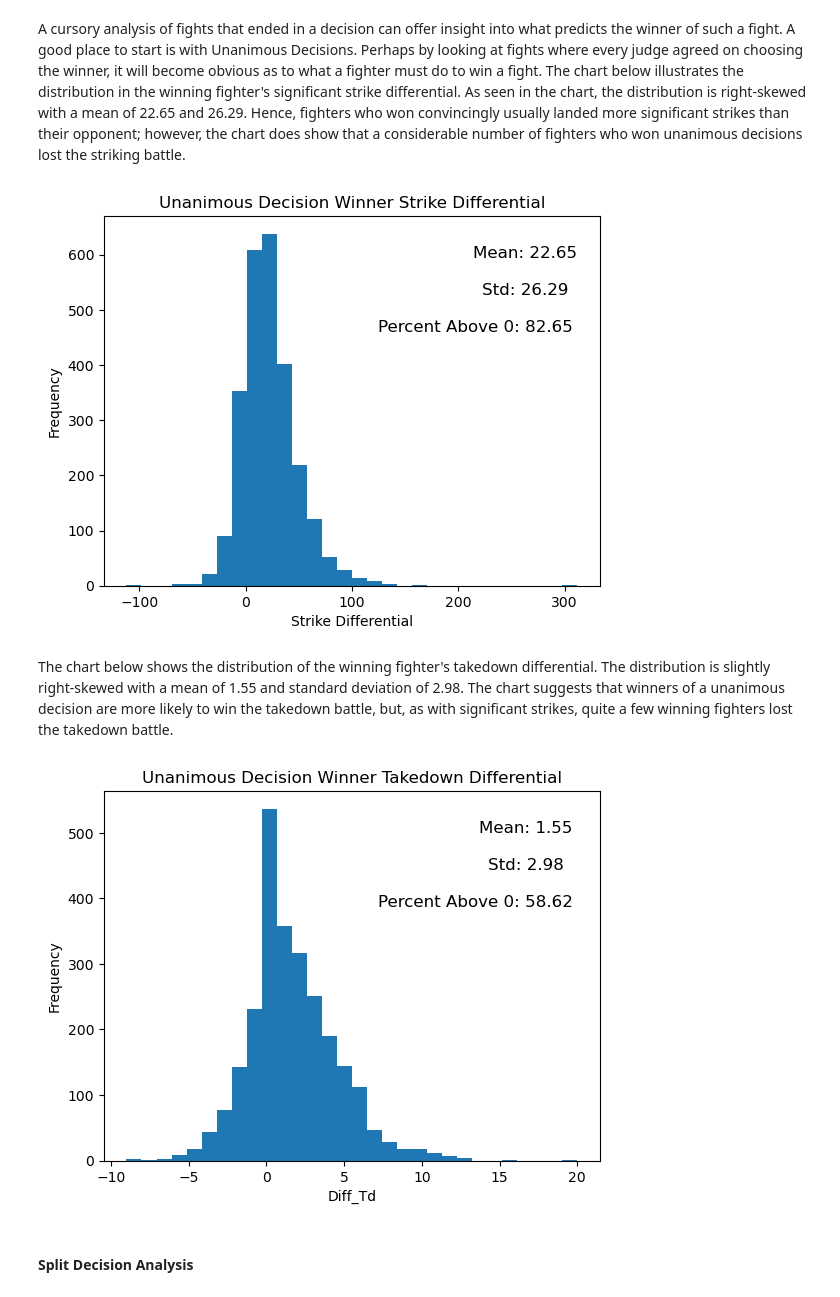
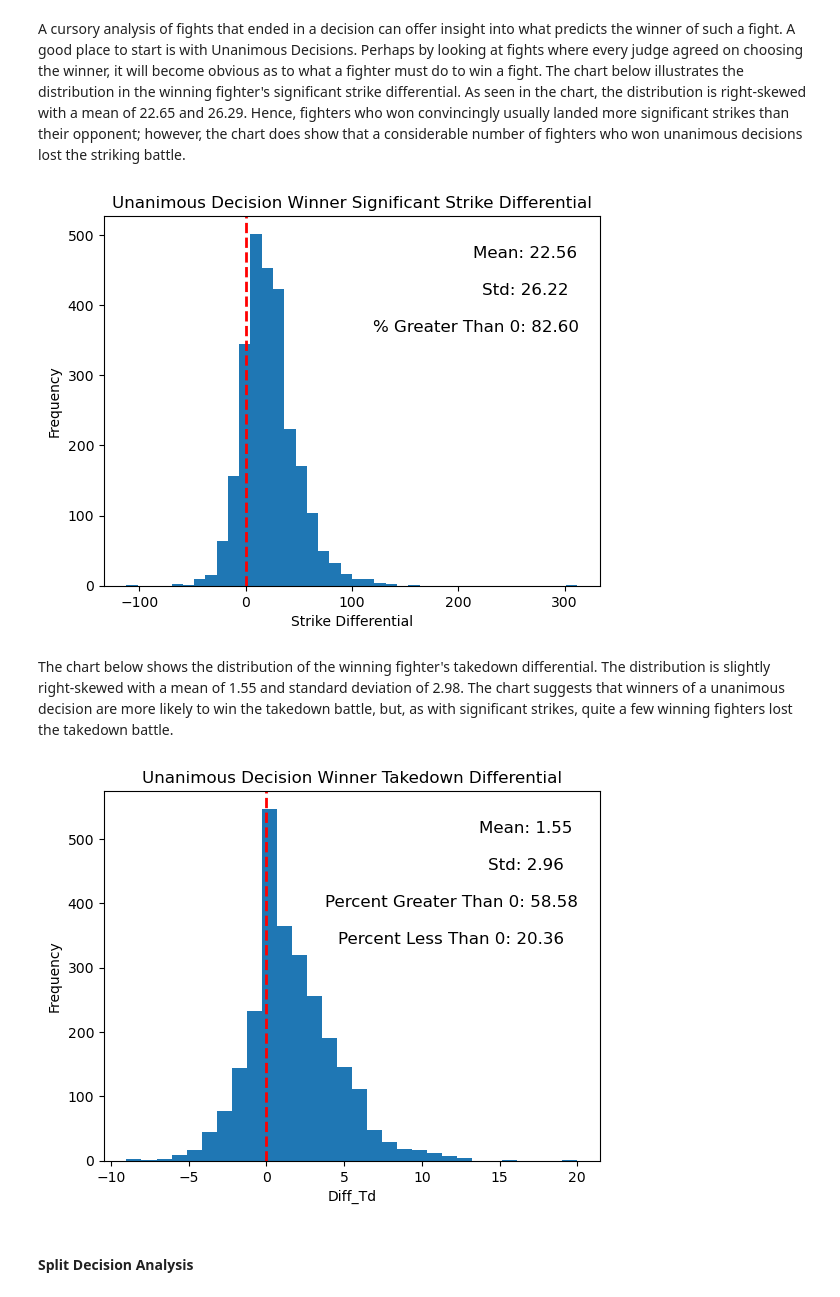
Before and after one commit to jcollopy-tulane/jcollopy-tulane.github.io, a Jupyter notebook: UFC_Fight_Project.ipynb, the cells around one changed output. Saved outputs shown, nothing was run; the diff lists cells and outputs as text; code cells hidden in the pictures.

```diff
--- a/UFC_Fight_Project.ipynb
+++ b/UFC_Fight_Project.ipynb
@@ -1163,6 +1163,7 @@ decision_data_1.head()
 | 3 | 10 | win | Muhammad Naimov Nathaniel Wood | 0 0 | 48 50 | 4 2 | 0 0 | Featherweight | U-DEC | 3 | ... |
 | 4 | 11 | win | Viktoriia Dudakova Jinh Yu Frey | 1 0 | 74 47 | 0 1 | 0 0 | Women's Strawweight | U-DEC | 3 | ... |
 # %%
+decision_data_1.replace("--", 0, inplace=True)
 decision_data_1.replace(" --", 0, inplace=True)
 decision_data_1[["Winner_Str", "Loser_Str", "Winner_Kd", "Loser_Kd", "Winner_Td", "Loser_Td", "Winner_Sub", "Loser_Sub"]] = decision_data_1[["Winner_Str", "Loser_Str", "Winner_Kd", "Loser_Kd", "Winner_Td", "Loser_Td", "Winner_Sub", "Loser_Sub"]].apply(pd.to_numeric)
 decision_data_1
@@ -1207,20 +1208,22 @@ A cursory analysis of fights that ended in a decision can offer insight into wha
 # %%
 # Visualize Distribution of Winner Strike Differential in Unanimous Decision Fights
 
 U_DEC = decision_data_1[decision_data_1["Method"] == "U-DEC"]
-plt.hist(U_DEC["Diff_Str"], bins = 30)
+plt.hist(U_DEC["Diff_Str"], bins = 40)
 mean_value = U_DEC["Diff_Str"].mean()
 std_value = U_DEC["Diff_Str"].std()
 greater_than_0 = (len(U_DEC[U_DEC["Diff_Str"] > 0])/len(U_DEC))*100
+less_than_0 = (len(U_DEC[U_DEC["Diff_Str"] < 0])/len(U_DEC))*100
 plt.text(0.85, 0.9, f'Mean: {mean_value:.2f}', fontsize=12, transform=plt.gca().transAxes, va='center', ha='center')
 plt.text(0.85, 0.8, f'Std: {std_value:.2f}', fontsize=12, transform=plt.gca().transAxes, va='center', ha='center')
-plt.text(0.75, 0.7, f'Percent Above 0: {greater_than_0:.2f}', fontsize=12, transform=plt.gca().transAxes, va='center', ha='center')
+plt.text(0.75, 0.7, f'% Greater Than 0: {greater_than_0:.2f}', fontsize=12, transform=plt.gca().transAxes, va='center', ha='center')
+plt.axvline(x=0, color='red', linestyle='--', linewidth=2, label='Zero')
 plt.xlabel('Strike Differential')
 plt.ylabel('Frequency')
-plt.title('Unanimous Decision Winner Strike Differential')
+plt.title('Unanimous Decision Winner Significant Strike Differential')
 plt.show()
 # %% [output]
-[figure, old version]
+[figure, new version]
 # %% [markdown]
 The chart below shows the distribution of the winning fighter's takedown differential. The distribution is slightly right-skewed with a mean of 1.55 and standard deviation of 2.98. The chart suggests that winners of a unanimous decision are more likely to win the takedown battle, but, as with significant strikes, quite a few winning fighters lost the takedown battle.
 # %%
@@ -1230,15 +1233,18 @@ plt.hist(U_DEC["Diff_Td"], bins = 30)
 mean_value = U_DEC["Diff_Td"].mean()
 std_value =  U_DEC["Diff_Td"].std()
 greater_than_0 = (len(U_DEC[U_DEC["Diff_Td"] > 0])/len(U_DEC))*100
+less_than_0 = (len(U_DEC[U_DEC["Diff_Td"] < 0])/len(U_DEC))*100
 plt.text(0.85, 0.9, f'Mean: {mean_value:.2f}', fontsize=12, transform=plt.gca().transAxes, va='center', ha='center')
 plt.text(0.85, 0.8, f'Std: {std_value:.2f}', fontsize=12, transform=plt.gca().transAxes, va='center', ha='center')
-plt.text(0.75, 0.7, f'Percent Above 0: {greater_than_0:.2f}', fontsize=12, transform=plt.gca().transAxes, va='center', ha='center')
+plt.text(0.7, 0.7, f'Percent Greater Than 0: {greater_than_0:.2f}', fontsize=12, transform=plt.gca().transAxes, va='center', ha='center')
+plt.text(0.7, 0.6, f'Percent Less Than 0: {less_than_0:.2f}', fontsize=12, transform=plt.gca().transAxes, va='center', ha='center')
+plt.axvline(x=0, color='red', linestyle='--', linewidth=2, label='Zero')
 plt.xlabel('Diff_Td')
 plt.ylabel('Frequency')
 plt.title('Unanimous Decision Winner Takedown Differential')
 plt.show()
 # %% [output]
-[figure, old version]
+[figure, new version]
 # %% [markdown]
 #### Split Decision Analysis
 # %% [markdown]
```
Also changed, not shown: parts of 9 cells of this notebook, 1 other file.
